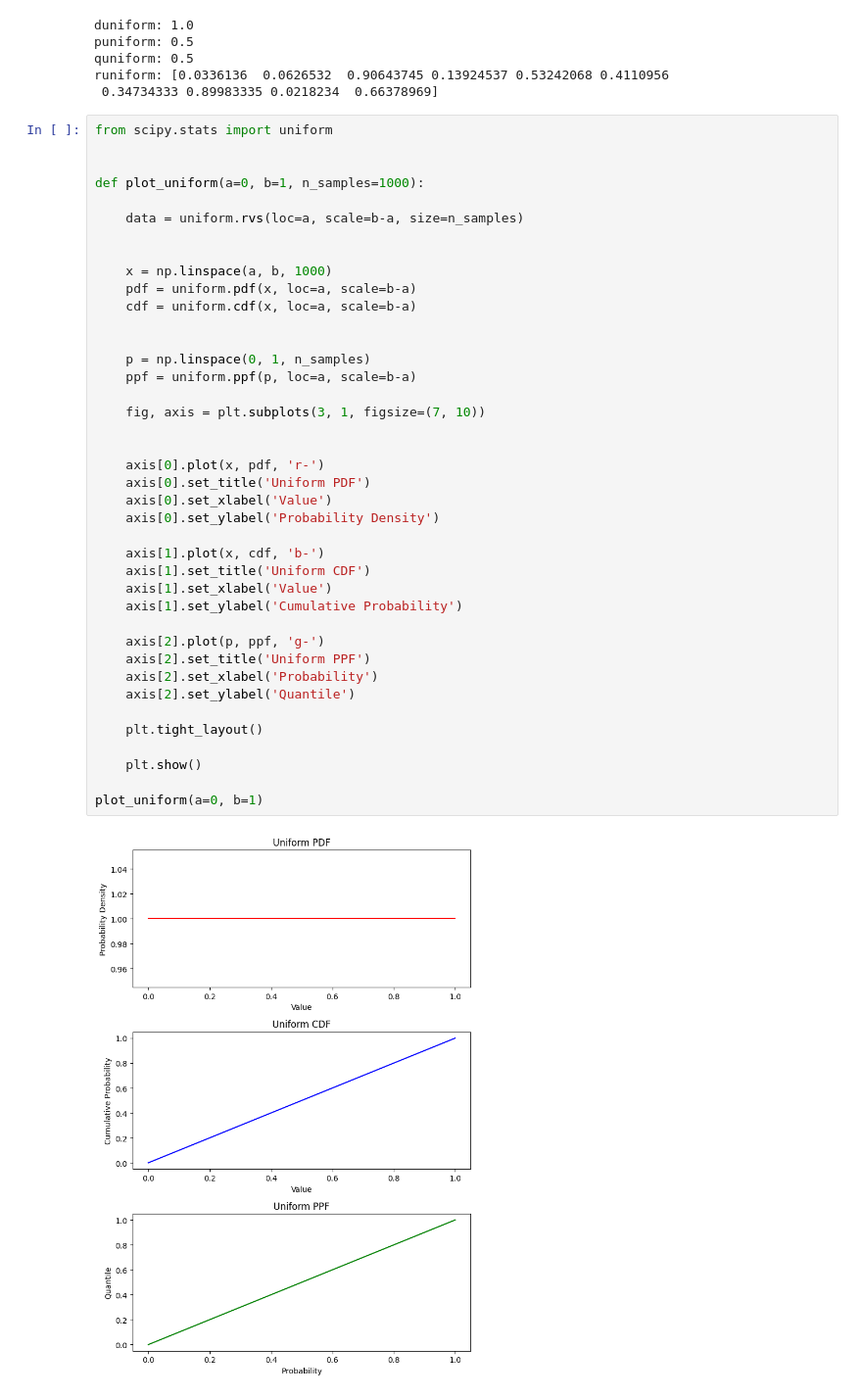
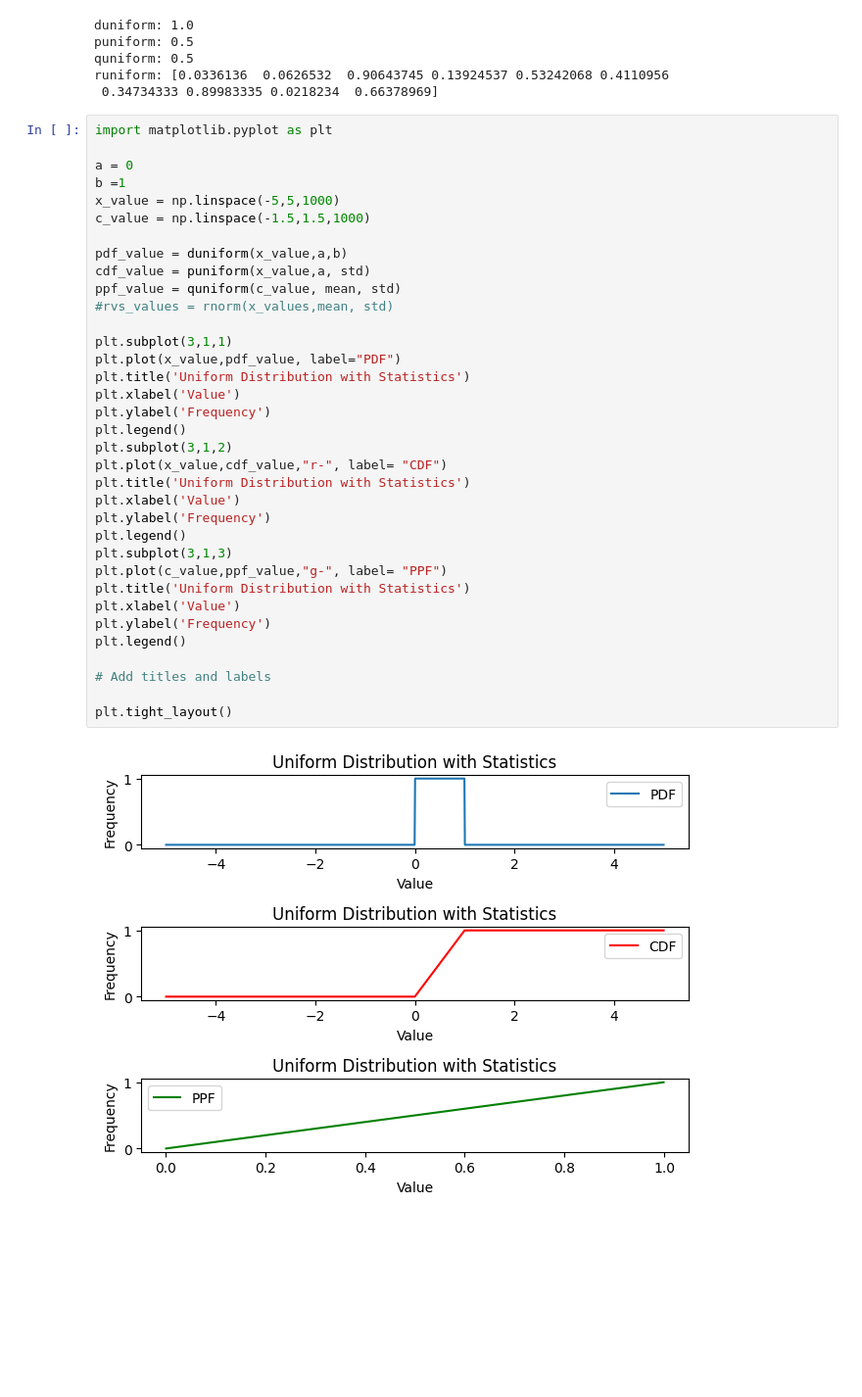
Before and after one commit to JulianSanchez1/probability-distribution-exercises-project-with-python.Julian.S, a Jupyter notebook: notebook/problems.ipynb, the cells around one changed output. Shown: that part at 98% size. Cells and saved outputs as stored; diff of their text form; blank space fills up the shorter version.

```diff
--- a/notebook/problems.ipynb
+++ b/notebook/problems.ipynb
@@ -195,44 +187,39 @@ quniform: 0.5
 runiform: [0.0336136  0.0626532  0.90643745 0.13924537 0.53242068 0.4110956
  0.34734333 0.89983335 0.0218234  0.66378969]
 # %%
-from scipy.stats import uniform
+import matplotlib.pyplot as plt
 
+a = 0
+b =1
+x_value = np.linspace(-5,5,1000)
+c_value = np.linspace(-1.5,1.5,1000)
 
-def plot_uniform(a=0, b=1, n_samples=1000):
+pdf_value = duniform(x_value,a,b)
+cdf_value = puniform(x_value,a, std)
+ppf_value = quniform(c_value, mean, std)
+#rvs_values = rnorm(x_values,mean, std)
 
-    data = uniform.rvs(loc=a, scale=b-a, size=n_samples)
+plt.subplot(3,1,1)
+plt.plot(x_value,pdf_value, label="PDF")
+plt.title('Uniform Distribution with Statistics')
+plt.xlabel('Value')
+plt.ylabel('Frequency')
+plt.legend()
+plt.subplot(3,1,2)
+plt.plot(x_value,cdf_value,"r-", label= "CDF")
+plt.title('Uniform Distribution with Statistics')
+plt.xlabel('Value')
+plt.ylabel('Frequency')
+plt.legend()
+plt.subplot(3,1,3)
+plt.plot(c_value,ppf_value,"g-", label= "PPF")
+plt.title('Uniform Distribution with Statistics')
+plt.xlabel('Value')
+plt.ylabel('Frequency')
+plt.legend()
 
+# Add titles and labels
 
-    x = np.linspace(a, b, 1000)
-    pdf = uniform.pdf(x, loc=a, scale=b-a)
-    cdf = uniform.cdf(x, loc=a, scale=b-a)
-
-
-    p = np.linspace(0, 1, n_samples)
-    ppf = uniform.ppf(p, loc=a, scale=b-a)
-
-    fig, axis = plt.subplots(3, 1, figsize=(7, 10))
-
-
-    axis[0].plot(x, pdf, 'r-')
-    axis[0].set_title('Uniform PDF')
-    axis[0].set_xlabel('Value')
-    axis[0].set_ylabel('Probability Density')
-
-    axis[1].plot(x, cdf, 'b-')
-    axis[1].set_title('Uniform CDF')
-    axis[1].set_xlabel('Value')
-    axis[1].set_ylabel('Cumulative Probability')
-
-    axis[2].plot(p, ppf, 'g-')
-    axis[2].set_title('Uniform PPF')
-    axis[2].set_xlabel('Probability')
-    axis[2].set_ylabel('Quantile')
-
-    plt.tight_layout()
-
-    plt.show()
-
-plot_uniform(a=0, b=1)
+plt.tight_layout()
 # %% [output]
-[figure, old version]
+[figure, new version]
```
Also changed, not shown: parts of 1 cell of this notebook.
